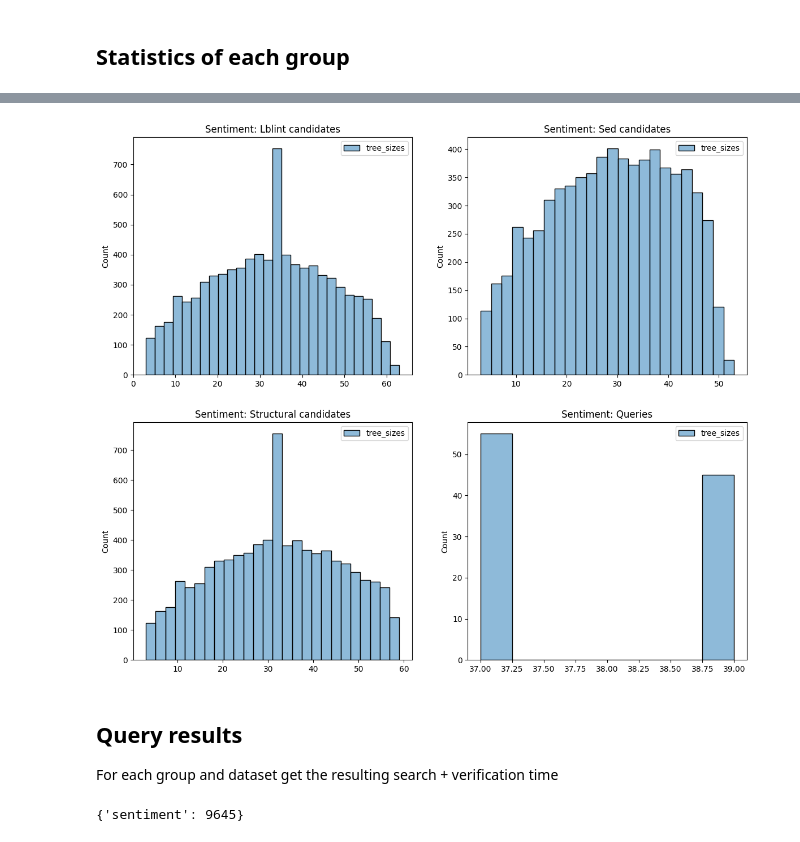
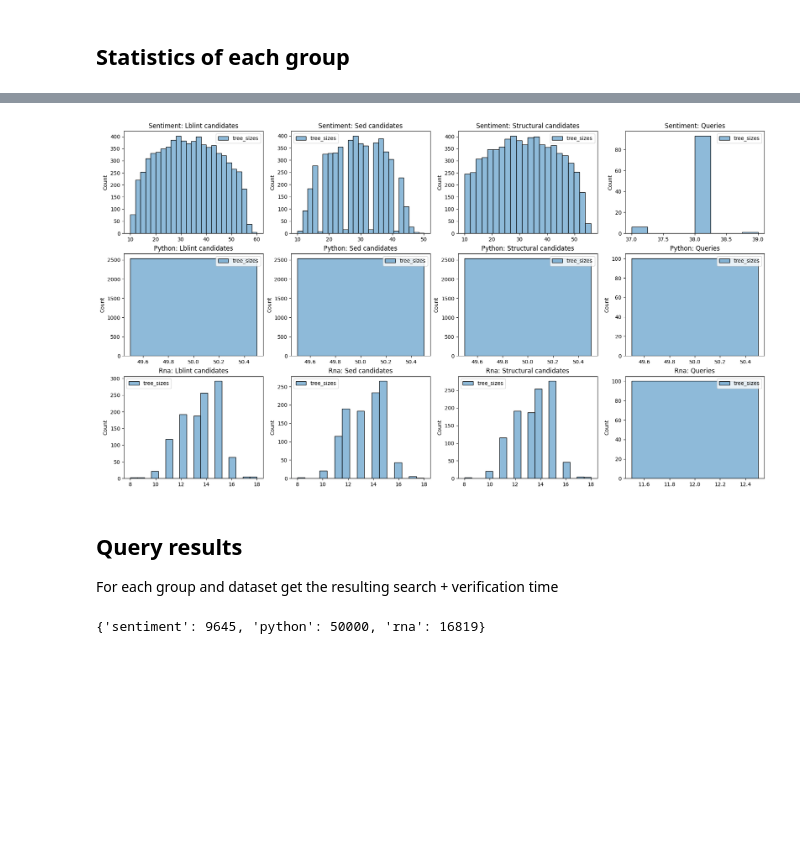
Before and after one commit to LukMRVC/tree-statistics, a Jupyter notebook: TED-viz.ipynb, the cells around one changed output, grey strips where cells are left out. Cells and saved outputs as stored; diff of their text form; code cells hidden in the pictures; blank space fills up the shorter version.

Commit message:
Measured 3 datasets with correct selectivity

```diff
--- a/TED-viz.ipynb
+++ b/TED-viz.ipynb
@@ -1785,7 +1780,7 @@ DS
 # For now, only some datasets have finished measurements
 lower_bounds = ('Lblint', 'Sed', 'Structural')
 # datasets = ['bolzano', 'sentiment', 'ptb', 'dblp']
-datasets = ['sentiment']
+datasets = ['sentiment', 'python', 'rna']
 # %% [markdown]
 ### Utility functions
 # %%
@@ -2073,29 +2071,40 @@ def load_hist_stats(datasets, stats_type: str, stats_kind: str):
 
 tree_sizes_stats = pd.DataFrame()
 for lb in lower_bounds:
-    tree_sizes_stats = pd.concat([tree_sizes_stats, load_hist_stats(['sentiment'], 'tree_sizes', f'{lb}-stats')])
+    tree_sizes_stats = pd.concat([tree_sizes_stats, load_hist_stats(datasets, 'tree_sizes', f'{lb}-stats')])
 
-tree_sizes_stats = pd.concat([tree_sizes_stats, load_hist_stats(['sentiment'], 'tree_sizes', f'queries-stats')])
+tree_sizes_stats = pd.concat([tree_sizes_stats, load_hist_stats(datasets, 'tree_sizes', f'queries-stats')])
 # %%
-fig, axes = plt.subplots(2, 2, figsize=(14, 12))
+fig, axes = plt.subplots(3, 4, figsize=(22, 12))
 
 kinds = lower_bounds + ('queries', )
 combs = [(ds, k) for ds in datasets for k in kinds]
 
 for (ds, kind), ax in zip(combs, axes.ravel()):
     sns.histplot(
         data = tree_sizes_stats[(tree_sizes_stats['Dataset'] == ds.capitalize()) & (tree_sizes_stats['Kind'] == kind.capitalize() + '-stats')],
         ax=ax,
     )
     title = f'{ds.capitalize()}: {kind.capitalize()}'
     title += ' candidates' if kind in lower_bounds else ''
     ax.set_title(title)
 # %% [output]
-[figure, old version]
+[figure, new version]
 # %% [markdown]
 ## Query results
 
 For each group and dataset get the resulting search + verification time
+# %%
+ds_tree_count = dict()
+for ds in datasets:
+
+    ds_path = join('resources/workloads/traditional', ds.lower() + '_sorted.bracket')
+    with open(ds_path) as f:
+        lines = [l for l in f if l.strip()]
+        ds_tree_count[ds] = len(lines)
+ds_tree_count
+# %% [output]
+{'sentiment': 9645, 'python': 50000, 'rna': 16819}
 # %%
 BASEPATH = 'resources/workloads/divided'
 df, cdf, statistics = get_searching_part(BASEPATH)
@@ -2103,11 +2112 @@ pdf, vdf, sdf = get_precision_and_verification_for_ds(BASEPATH, cdf)
-# %%
-ds_tree_count = dict()
-for ds in datasets:
-    ds_path = join('resources/workloads/traditional', ds.lower() + '_sorted.bracket')
-    with open(ds_path) as f:
-        lines = [l for l in f if l.strip()]
-        ds_tree_count[ds] = len(lines)
-ds_tree_count
-# %% [output]
-{'sentiment': 9645}
 # %%
```
Also changed, not shown: parts of 37 cells of this notebook, 1 other file.
